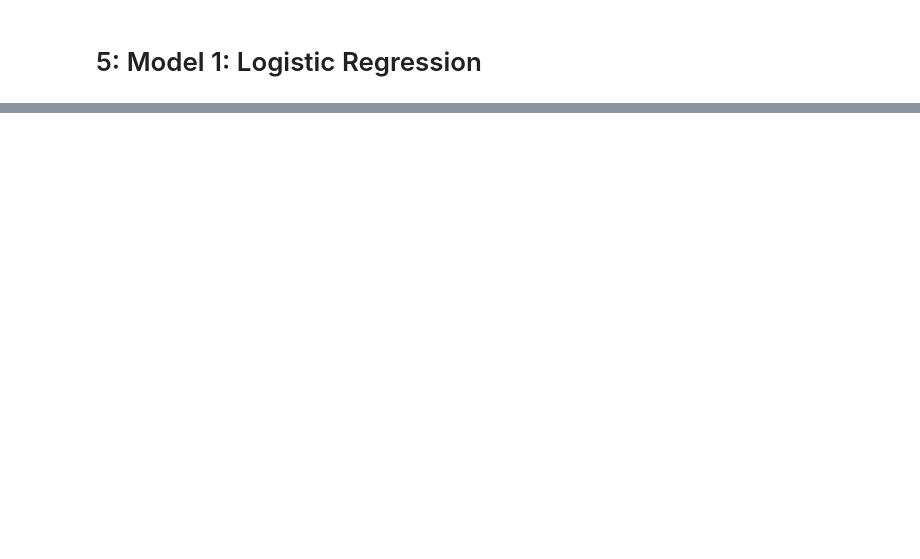
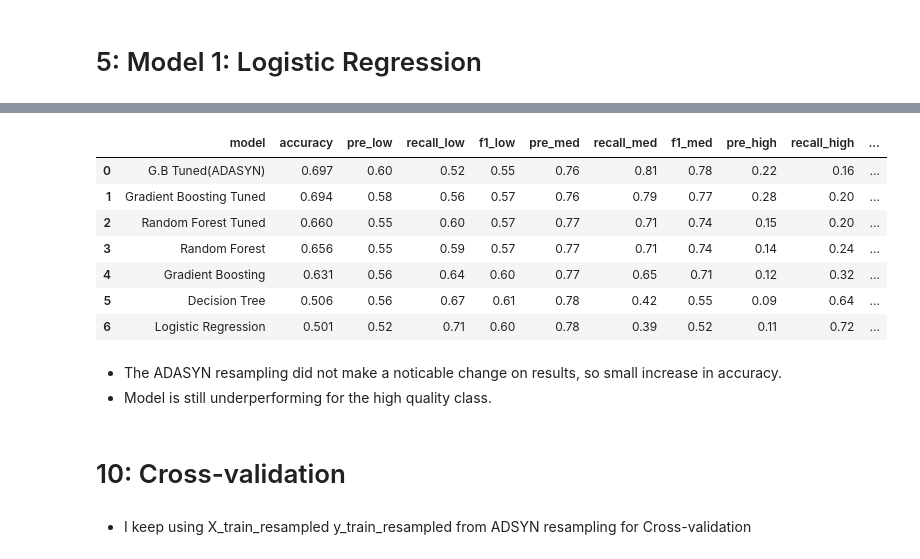
Before and after one commit to airsahin/Wine-Quality, a Jupyter notebook: wine_quality.ipynb, the cells around one changed output, grey strips where cells are left out. Saved outputs shown, nothing was run; the diff lists cells and outputs as text; code cells hidden in the pictures; blank space fills up the shorter version.

```diff
--- a/wine_quality.ipynb
+++ b/wine_quality.ipynb
@@ -1882,0 +1462,18 @@ results
+# %%
+results = pd.concat([results, pd.DataFrame({
+    'model': ['Gradient Boosting Tuned'],
+    'accuracy': [0.694],
+    'pre_low': [0.58],
+    'recall_low': [0.56],
+    'f1_low': [0.57],
+    'pre_med': [0.76],
+    'recall_med': [0.79],
+    'f1_med': [0.77],
+    'pre_high': [0.28],
+    'recall_high': [0.20],
+    'f1_high': [0.23]
+})], ignore_index=True)
+
+results = results.sort_values(by='accuracy', ascending=False).reset_index(drop= True)
+
+results
@@ -1882,0 +1589,34 @@ results
+# %%
+results = pd.concat([results, pd.DataFrame({
+    'model': ['G.B Tuned(ADASYN)'],
+    'accuracy': [0.697],
+    'pre_low': [0.60],
+    'recall_low': [0.52],
+    'f1_low': [0.55],
+    'pre_med': [0.76],
+    'recall_med': [0.81],
+    'f1_med': [0.78],
+    'pre_high': [0.22],
+    'recall_high': [0.16],
+    'f1_high': [0.19]
+})], ignore_index=True)
+
+results = results.sort_values(by='accuracy', ascending=False).reset_index(drop= True)
+
+results
+# %% [output]
+|  | model | accuracy | pre_low | recall_low | f1_low | pre_med | recall_med | f1_med | pre_high | recall_high | ... |
+| 0 | G.B Tuned(ADASYN) | 0.697 | 0.60 | 0.52 | 0.55 | 0.76 | 0.81 | 0.78 | 0.22 | 0.16 | ... |
+| 1 | Gradient Boosting Tuned | 0.694 | 0.58 | 0.56 | 0.57 | 0.76 | 0.79 | 0.77 | 0.28 | 0.20 | ... |
+| 2 | Random Forest Tuned | 0.660 | 0.55 | 0.60 | 0.57 | 0.77 | 0.71 | 0.74 | 0.15 | 0.20 | ... |
+| 3 | Random Forest | 0.656 | 0.55 | 0.59 | 0.57 | 0.77 | 0.71 | 0.74 | 0.14 | 0.24 | ... |
+| 4 | Gradient Boosting | 0.631 | 0.56 | 0.64 | 0.60 | 0.77 | 0.65 | 0.71 | 0.12 | 0.32 | ... |
+| 5 | Decision Tree | 0.506 | 0.56 | 0.67 | 0.61 | 0.78 | 0.42 | 0.55 | 0.09 | 0.64 | ... |
+| 6 | Logistic Regression | 0.501 | 0.52 | 0.71 | 0.60 | 0.78 | 0.39 | 0.52 | 0.11 | 0.72 | ... |
+# %% [markdown]
+* The ADASYN resampling did not make a noticable change on results, so small increase in accuracy.
+* Model is still underperforming for the high quality class.
+# %% [markdown]
+# 10: Cross-validation<a id="10"></a>
+# %% [markdown]
+* I keep using  X_train_resampled y_train_resampled from ADSYN resampling for Cross-validation
```
Also changed, not shown: parts of 120 cells of this notebook.
